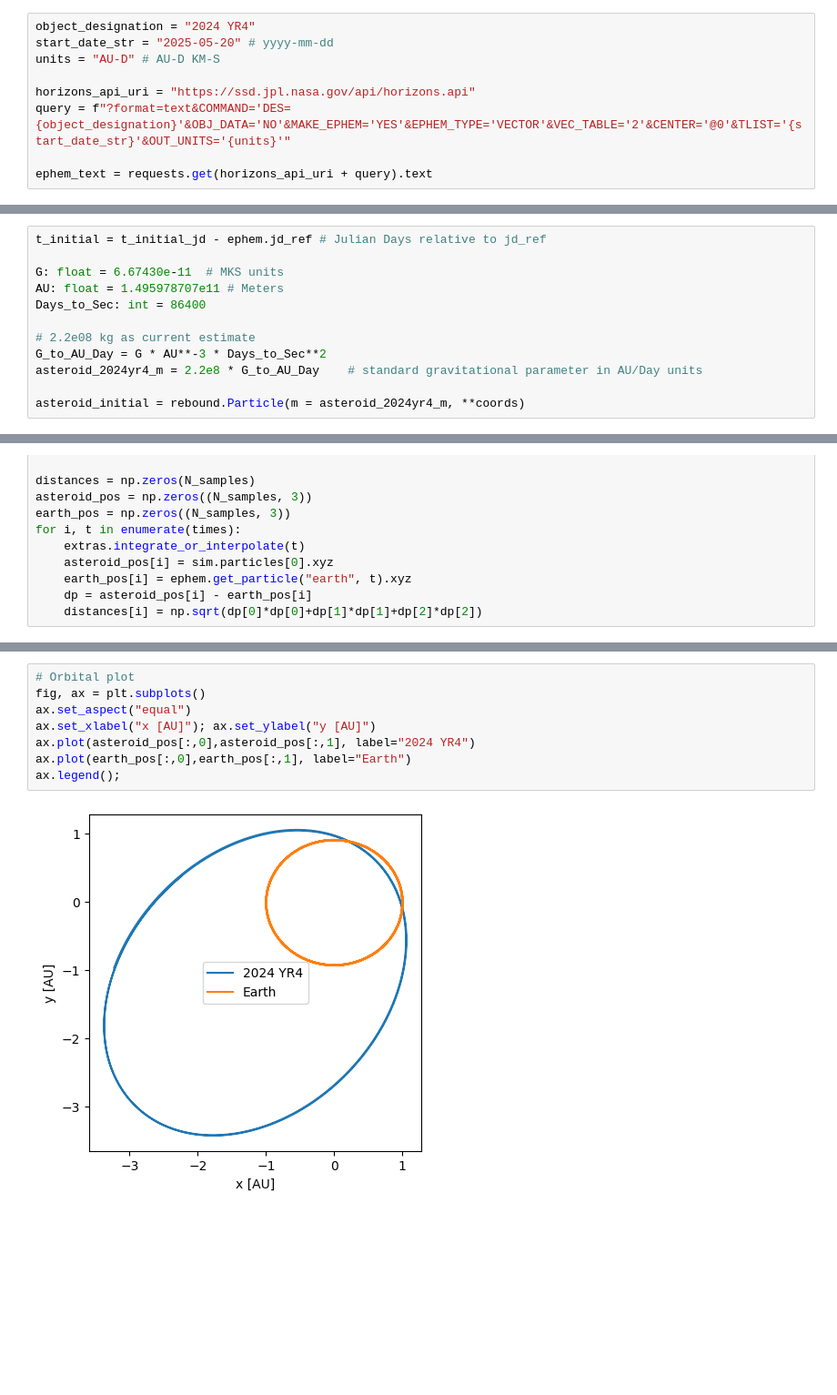
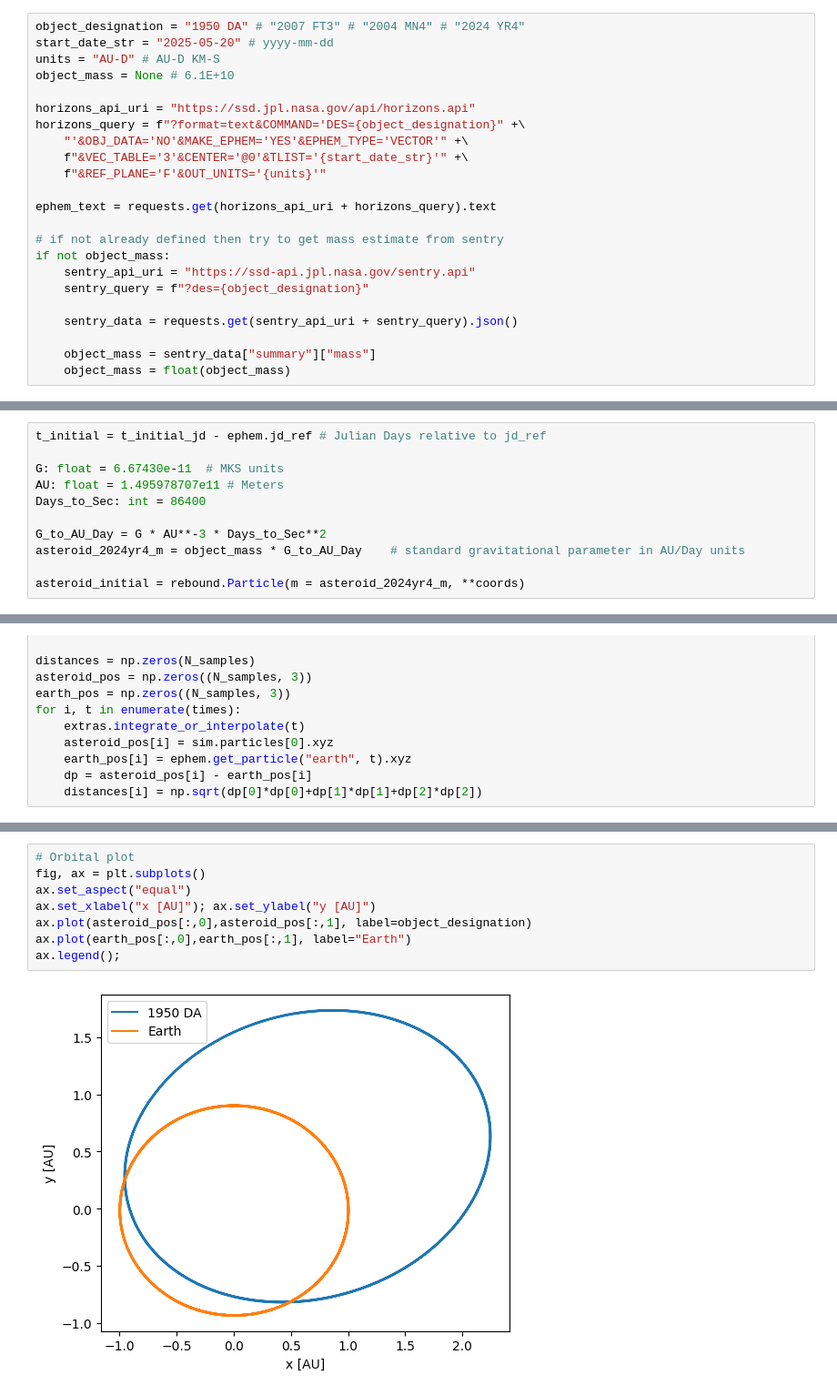
Before and after one commit to jonprairie/2024-YR4-Orbit, a Jupyter notebook: asteroid_2024yr4.ipynb, the cells around one changed output, grey strips where cells are left out. Shown: that part at 91% size. Saved outputs shown, nothing was run; the diff lists cells and outputs as text; blank space fills up the shorter version.

Commit message:
clean up a little and test on various other asteroids.

```diff
--- a/asteroid_2024yr4.ipynb
+++ b/asteroid_2024yr4.ipynb
@@ -20,14 +21,28 @@ ephem = assist.Ephem("/home/jonnyp/data/linux_p1550p2650.440", "/home/jonnyp/dat
 # %% [markdown]
 Setup the object and start date and grab its vector data from Horizons.
 # %%
-object_designation = "2024 YR4"
+object_designation = "1950 DA" # "2007 FT3" # "2004 MN4" # "2024 YR4"
 start_date_str = "2025-05-20" # yyyy-mm-dd
 units = "AU-D" # AU-D KM-S
+object_mass = None # 6.1E+10
 
 horizons_api_uri = "https://ssd.jpl.nasa.gov/api/horizons.api"
-query = f"?format=text&COMMAND='DES={object_designation}'&OBJ_DATA='NO'&MAKE_EPHEM='YES'&EPHEM_TYPE='VECTOR'&VEC_TABLE='2'&CENTER='@0'&TLIST='{start_date_str}'&OUT_UNITS='{units}'"
+horizons_query = f"?format=text&COMMAND='DES={object_designation}" +\
+    "'&OBJ_DATA='NO'&MAKE_EPHEM='YES'&EPHEM_TYPE='VECTOR'" +\
+    f"&VEC_TABLE='3'&CENTER='@0'&TLIST='{start_date_str}'" +\
+    f"&REF_PLANE='F'&OUT_UNITS='{units}'"
 
-ephem_text = requests.get(horizons_api_uri + query).text
+ephem_text = requests.get(horizons_api_uri + horizons_query).text
+
+# if not already defined then try to get mass estimate from sentry
+if not object_mass:
+    sentry_api_uri = "https://ssd-api.jpl.nasa.gov/sentry.api"
+    sentry_query = f"?des={object_designation}"
+
+    sentry_data = requests.get(sentry_api_uri + sentry_query).json()
+
+    object_mass = sentry_data["summary"]["mass"]
+    object_mass = float(object_mass)
 # %% [markdown]
 Parse out the initial date and coordinates from the return ephemeris data.
 # %%
@@ -58,9 +75,8 @@ G: float = 6.67430e-11  # MKS units
 AU: float = 1.495978707e11 # Meters
 Days_to_Sec: int = 86400
 
-# 2.2e08 kg as current estimate
 G_to_AU_Day = G * AU**-3 * Days_to_Sec**2
-asteroid_2024yr4_m = 2.2e8 * G_to_AU_Day    # standard gravitational parameter in AU/Day units
+asteroid_2024yr4_m = object_mass * G_to_AU_Day    # standard gravitational parameter in AU/Day units
 
 asteroid_initial = rebound.Particle(m = asteroid_2024yr4_m, **coords)
 # %% [markdown]
@@ -113,10 +129,10 @@ Date of closest approach: 2027-04-06
 # %%
 # Orbital plot
 fig, ax = plt.subplots()
 ax.set_aspect("equal")
 ax.set_xlabel("x [AU]"); ax.set_ylabel("y [AU]")
-ax.plot(asteroid_pos[:,0],asteroid_pos[:,1], label="2024 YR4")
+ax.plot(asteroid_pos[:,0],asteroid_pos[:,1], label=object_designation)
 ax.plot(earth_pos[:,0],earth_pos[:,1], label="Earth")
 ax.legend();
 # %% [output]
-[figure, old version]
+[figure, new version]
```
Also changed, not shown: parts of 3 cells of this notebook.
